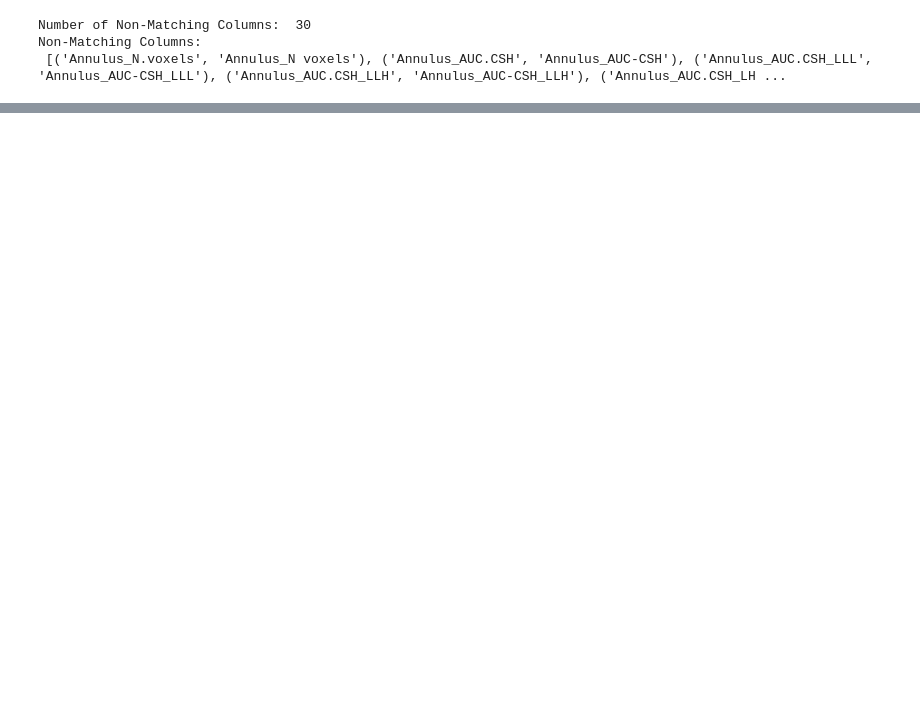
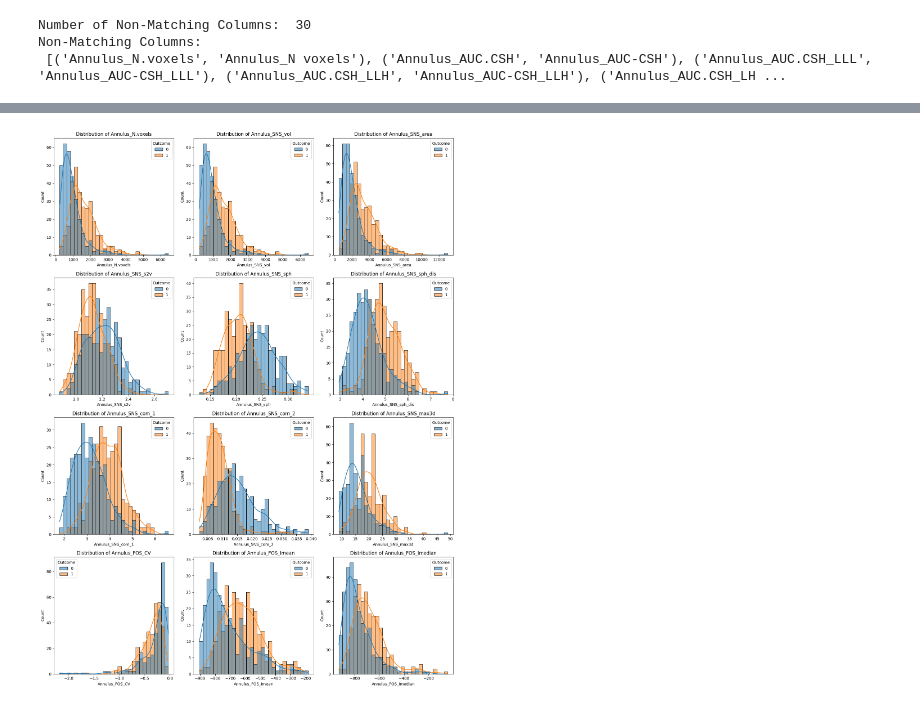
Before and after one commit to timqn22/cs189-final-project, a Jupyter notebook: FinalProject.ipynb, the cells around one changed output, grey strips where cells are left out. Drawn from its saved outputs; the diff is of its cells as text; code cells hidden in the pictures; blank space fills up the shorter version.

```diff
--- a/FinalProject.ipynb
+++ b/FinalProject.ipynb
@@ -182,0 +230,14 @@ Length: 2000, dtype: object
+# %%
+# Select numeric columns (excluding Outcome)
+numeric_cols = df.select_dtypes(include=np.number).columns.drop('Outcome')
+
+# Plot distributions
+plt.figure(figsize=(15, 20))
+for i, col in enumerate(numeric_cols[:12]):  # First 12 for brevity
+    plt.subplot(4, 3, i+1)
+    sns.histplot(data=df, x=col, kde=True, hue='Outcome', bins=30)
+    plt.title(f'Distribution of {col}')
+plt.tight_layout()
+plt.show()
+# %% [output]
+[figure, added]
```
Also changed, not shown: parts of 32 cells of this notebook.
